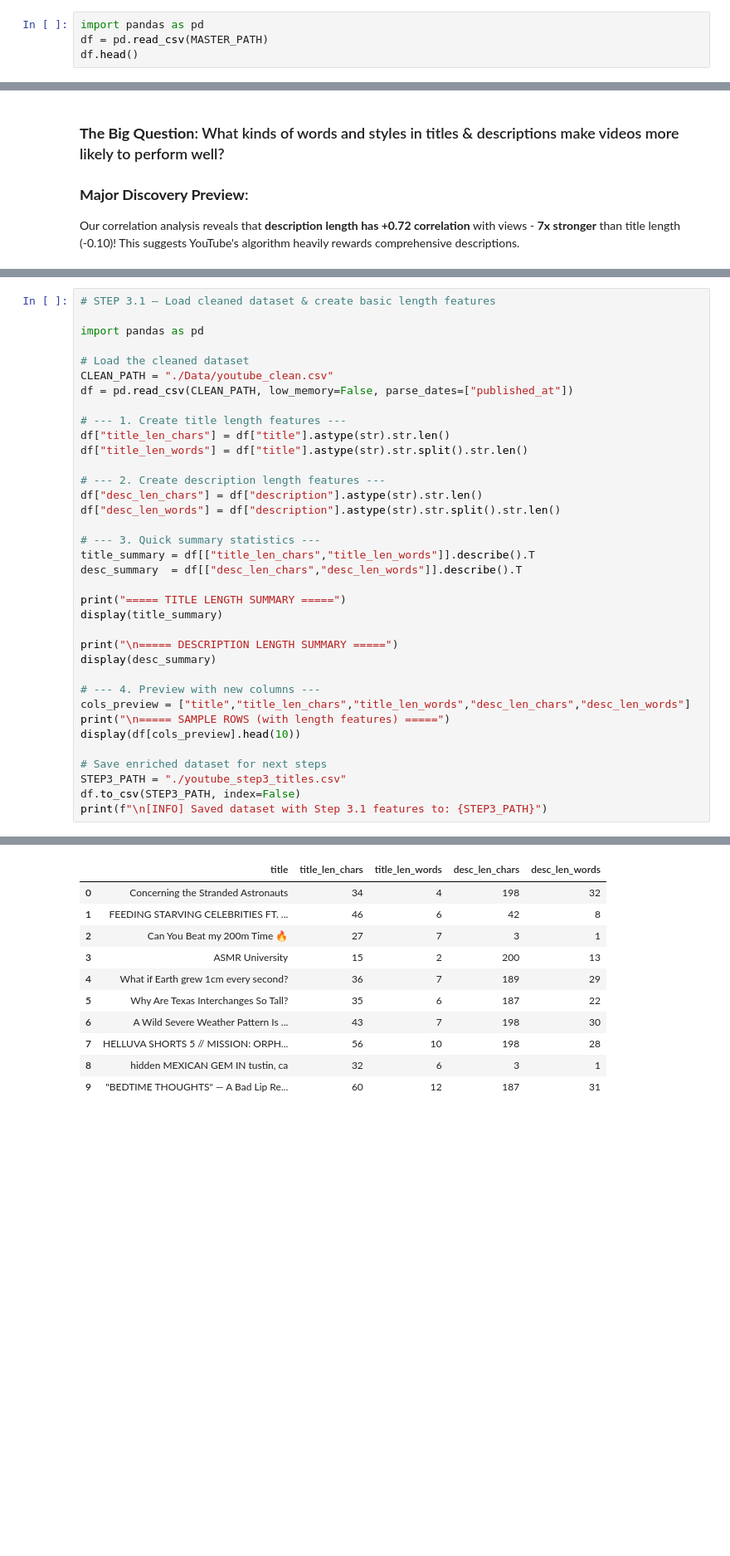
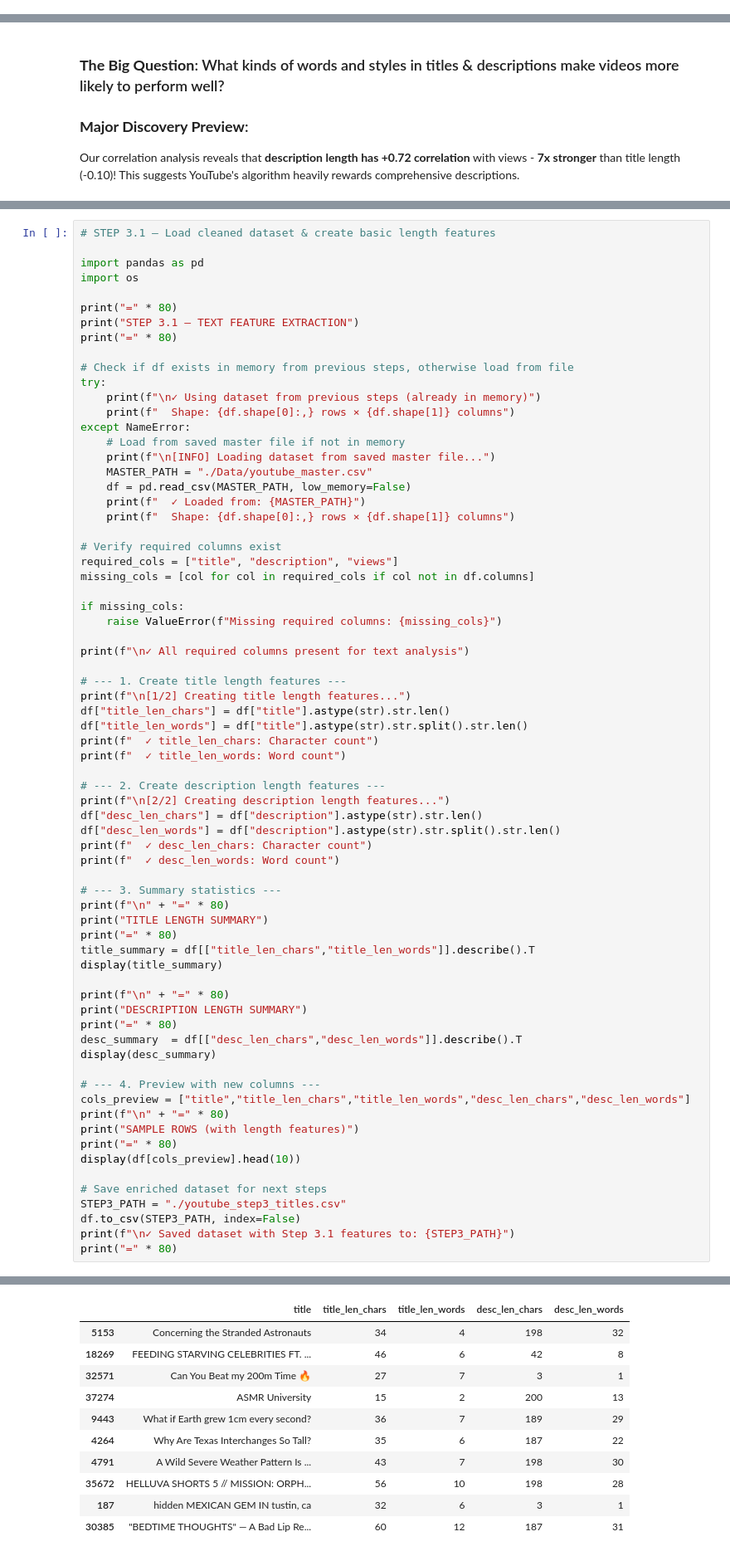
Before and after one commit to Dadaranger/YouTube-Analysis-Project, a Jupyter notebook: research.ipynb, the cells around one changed output, grey strips where cells are left out. Shown at 83% size. Saved outputs shown, nothing was run; the diff lists cells and outputs as text; blank space fills up the shorter version.

```diff
--- a/research.ipynb
+++ b/research.ipynb
@@ -337,4 +410,0 @@ VERIFICATION CHECKS - Step 1.4
-# %%
-import pandas as pd
-df = pd.read_csv(MASTER_PATH)
-df.head()
@@ -2019,36 +1783,70 @@ In this step, we:
 # STEP 3.1 — Load cleaned dataset & create basic length features
 
 import pandas as pd
+import os
 
-# Load the cleaned dataset
-CLEAN_PATH = "./Data/youtube_clean.csv"
-df = pd.read_csv(CLEAN_PATH, low_memory=False, parse_dates=["published_at"])
+print("=" * 80)
+print("STEP 3.1 — TEXT FEATURE EXTRACTION")
+print("=" * 80)
+
+# Check if df exists in memory from previous steps, otherwise load from file
+try:
+    print(f"\n✓ Using dataset from previous steps (already in memory)")
+    print(f"  Shape: {df.shape[0]:,} rows × {df.shape[1]} columns")
+except NameError:
+    # Load from saved master file if not in memory
+    print(f"\n[INFO] Loading dataset from saved master file...")
+    MASTER_PATH = "./Data/youtube_master.csv"
+    df = pd.read_csv(MASTER_PATH, low_memory=False)
+    print(f"  ✓ Loaded from: {MASTER_PATH}")
+    print(f"  Shape: {df.shape[0]:,} rows × {df.shape[1]} columns")
+
+# Verify required columns exist
+required_cols = ["title", "description", "views"]
+missing_cols = [col for col in required_cols if col not in df.columns]
+
+if missing_cols:
+    raise ValueError(f"Missing required columns: {missing_cols}")
+
+print(f"\n✓ All required columns present for text analysis")
 
 # --- 1. Create title length features ---
+print(f"\n[1/2] Creating title length features...")
 df["title_len_chars"] = df["title"].astype(str).str.len()
 df["title_len_words"] = df["title"].astype(str).str.split().str.len()
+print(f"  ✓ title_len_chars: Character count")
+print(f"  ✓ title_len_words: Word count")
 
 # --- 2. Create description length features ---
+print(f"\n[2/2] Creating description length features...")
 df["desc_len_chars"] = df["description"].astype(str).str.len()
 df["desc_len_words"] = df["description"].astype(str).str.split().str.len()
+print(f"  ✓ desc_len_chars: Character count")
+print(f"  ✓ desc_len_words: Word count")
 
-# --- 3. Quick summary statistics ---
+# --- 3. Summary statistics ---
+print(f"\n" + "=" * 80)
+print("TITLE LENGTH SUMMARY")
+print("=" * 80)
 title_summary = df[["title_len_chars","title_len_words"]].describe().T
-desc_summary  = df[["desc_len_chars","desc_len_words"]].describe().T
-
-print("===== TITLE LENGTH SUMMARY =====")
 display(title_summary)
 
-print("\n===== DESCRIPTION LENGTH SUMMARY =====")
+print(f"\n" + "=" * 80)
+print("DESCRIPTION LENGTH SUMMARY")
+print("=" * 80)
+desc_summary  = df[["desc_len_chars","desc_len_words"]].describe().T
 display(desc_summary)
 
 # --- 4. Preview with new columns ---
 cols_preview = ["title","title_len_chars","title_len_words","desc_len_chars","desc_len_words"]
-print("\n===== SAMPLE ROWS (with length features) =====")
+print(f"\n" + "=" * 80)
+print("SAMPLE ROWS (with length features)")
+print("=" * 80)
 display(df[cols_preview].head(10))
 
 # Save enriched dataset for next steps
 STEP3_PATH = "./youtube_step3_titles.csv"
 df.to_csv(STEP3_PATH, index=False)
-print(f"\n[INFO] Saved dataset with Step 3.1 features to: {STEP3_PATH}")
+print(f"\n✓ Saved dataset with Step 3.1 features to: {STEP3_PATH}")
+print("=" * 80)
 # %% [output]
@@ -2064,11 +1885,11 @@ print(f"\n[INFO] Saved dataset with Step 3.1 features to: {STEP3_PATH}")
 |  | title | title_len_chars | title_len_words | desc_len_chars | desc_len_words |
-| 0 | Concerning the Stranded Astronauts | 34 | 4 | 198 | 32 |
-| 1 | FEEDING STARVING CELEBRITIES FT. ... | 46 | 6 | 42 | 8 |
-| 2 | Can You Beat my 200m Time 🔥 | 27 | 7 | 3 | 1 |
-| 3 | ASMR University | 15 | 2 | 200 | 13 |
-| 4 | What if Earth grew 1cm every second? | 36 | 7 | 189 | 29 |
-| 5 | Why Are Texas Interchanges So Tall? | 35 | 6 | 187 | 22 |
-| 6 | A Wild Severe Weather Pattern Is ... | 43 | 7 | 198 | 30 |
-| 7 | HELLUVA SHORTS 5 // MISSION: ORPH... | 56 | 10 | 198 | 28 |
-| 8 | hidden MEXICAN GEM IN tustin, ca | 32 | 6 | 3 | 1 |
-| 9 | "BEDTIME THOUGHTS" — A Bad Lip Re... | 60 | 12 | 187 | 31 |
+| 5153 | Concerning the Stranded Astronauts | 34 | 4 | 198 | 32 |
+| 18269 | FEEDING STARVING CELEBRITIES FT. ... | 46 | 6 | 42 | 8 |
+| 32571 | Can You Beat my 200m Time 🔥 | 27 | 7 | 3 | 1 |
+| 37274 | ASMR University | 15 | 2 | 200 | 13 |
+| 9443 | What if Earth grew 1cm every second? | 36 | 7 | 189 | 29 |
+| 4264 | Why Are Texas Interchanges So Tall? | 35 | 6 | 187 | 22 |
+| 4791 | A Wild Severe Weather Pattern Is ... | 43 | 7 | 198 | 30 |
+| 35672 | HELLUVA SHORTS 5 // MISSION: ORPH... | 56 | 10 | 198 | 28 |
+| 187 | hidden MEXICAN GEM IN tustin, ca | 32 | 6 | 3 | 1 |
+| 30385 | "BEDTIME THOUGHTS" — A Bad Lip Re... | 60 | 12 | 187 | 31 |
```
Also changed, not shown: parts of 73 cells of this notebook, 17 other files.
